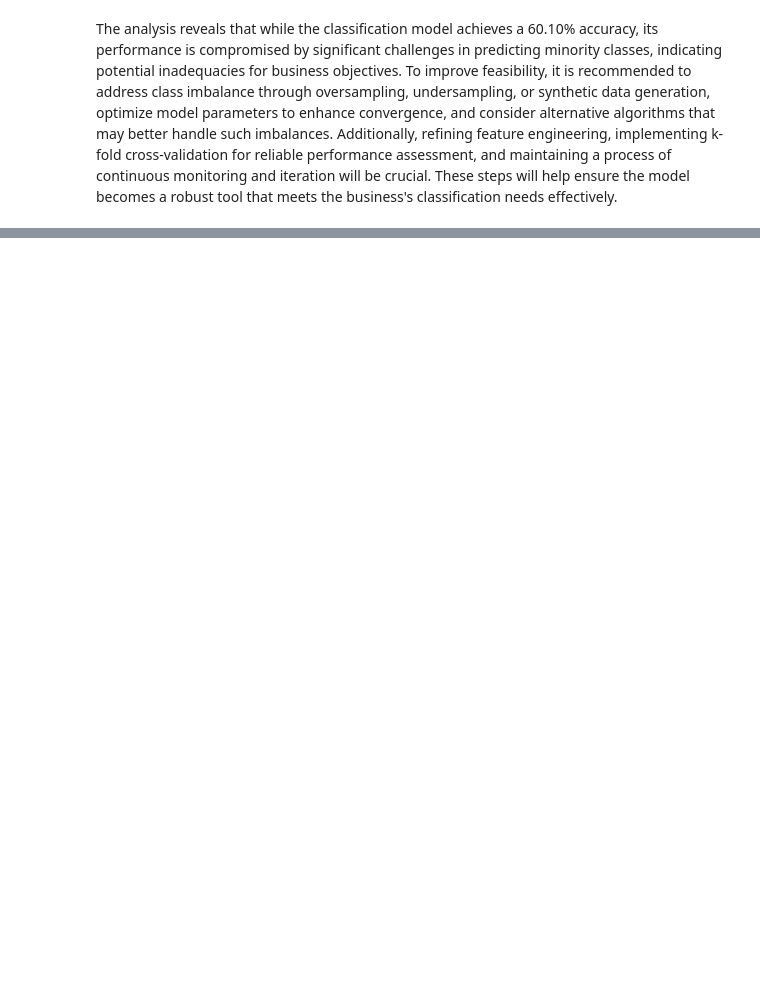
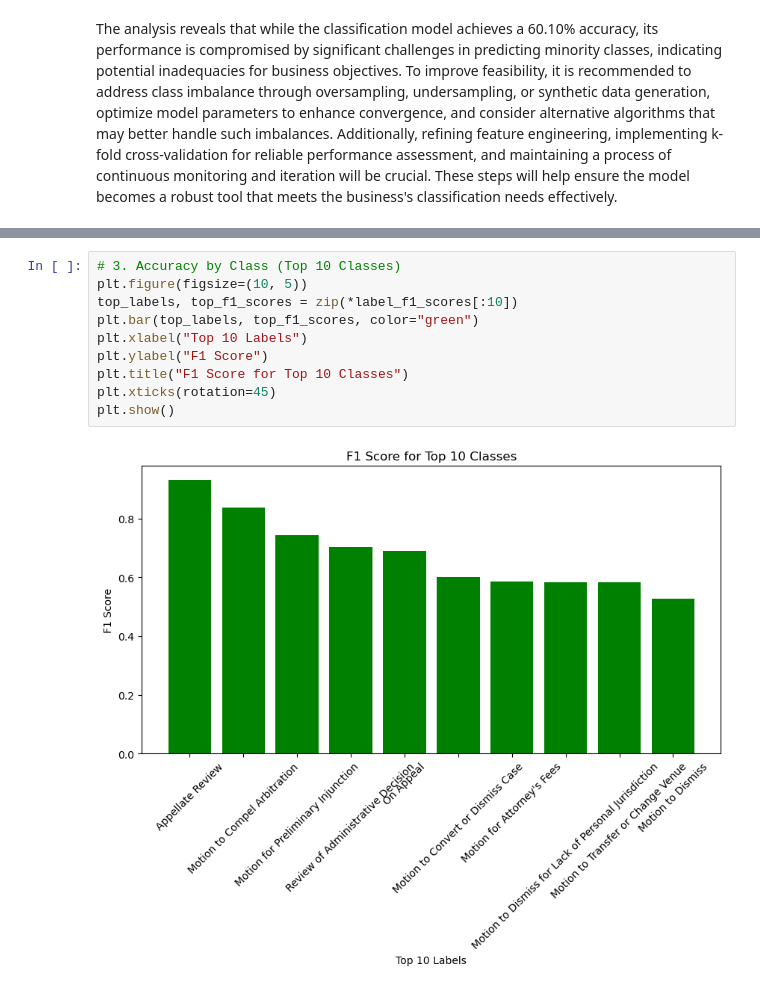
Before and after one commit to jindaznb/Legal-Document-Classification, a Jupyter notebook: submission.ipynb, the cells around one changed output, grey strips where cells are left out. Cells and saved outputs as stored; diff of their text form; blank space fills up the shorter version.

```diff
--- a/submission.ipynb
+++ b/submission.ipynb
@@ -277,0 +327,12 @@ The analysis reveals that while the classification model achieves a 60.10% accur
+# %%
+# 3. Accuracy by Class (Top 10 Classes)
+plt.figure(figsize=(10, 5))
+top_labels, top_f1_scores = zip(*label_f1_scores[:10])
+plt.bar(top_labels, top_f1_scores, color="green")
+plt.xlabel("Top 10 Labels")
+plt.ylabel("F1 Score")
+plt.title("F1 Score for Top 10 Classes")
+plt.xticks(rotation=45)
+plt.show()
+# %% [output]
+[figure, added]
```
Also changed, not shown: parts of 12 cells of this notebook, 7 other files.
